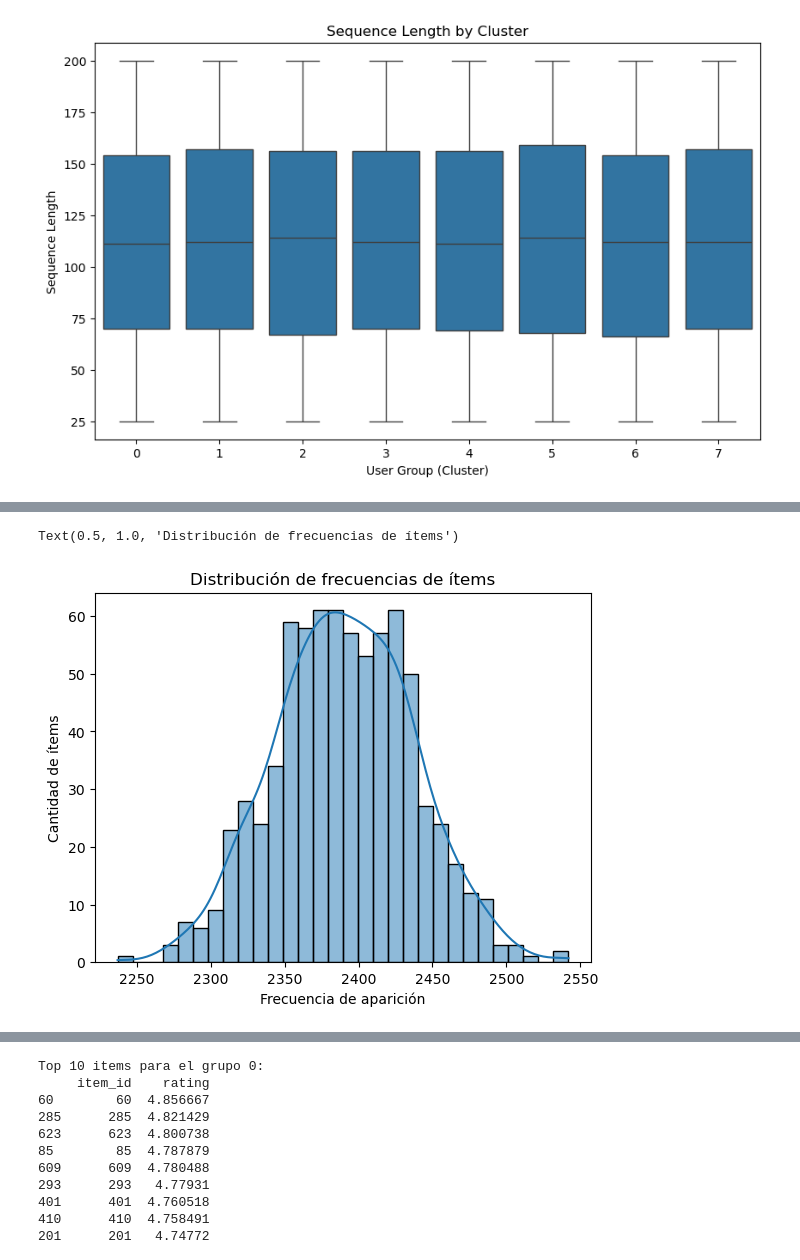
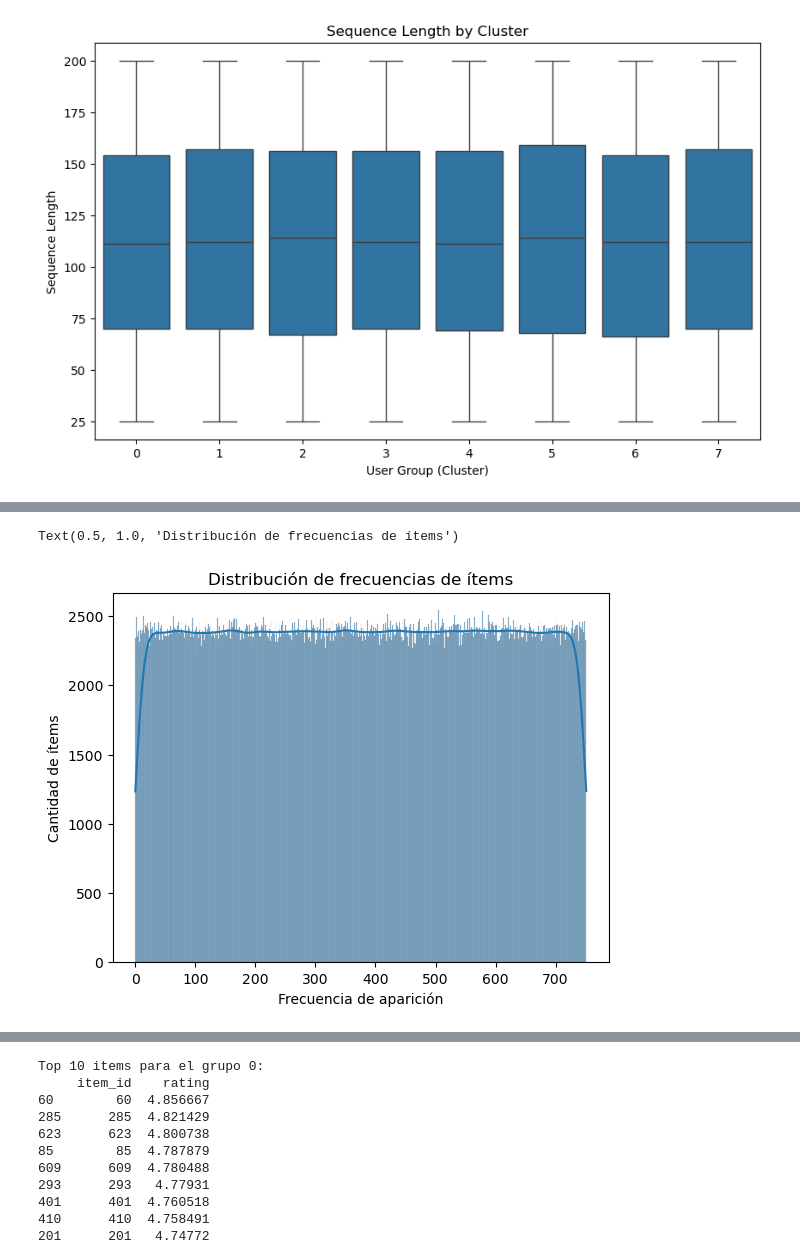
Before and after one commit to sofips/Decision-Transformer-Recomendaciones, a Jupyter notebook: notebooks/01_exploracion_dataset.ipynb, the cells around one changed output, grey strips where cells are left out. Saved outputs shown, nothing was run; the diff lists cells and outputs as text; code cells hidden in the pictures.

```diff
--- a/notebooks/01_exploracion_dataset.ipynb
+++ b/notebooks/01_exploracion_dataset.ipynb
@@ -233,10 +237,10 @@ sns.histplot(item_mean_df['rating'], bins=30, kde=True)
 # %%
 
 item_freq = df_expanded['item_id'].value_counts()
-sns.histplot(item_freq, bins=30, kde=True)
+sns.histplot(df_expanded['item_id'], bins=752, kde=True)
 plt.xlabel('Frecuencia de aparición')
 plt.ylabel('Cantidad de ítems')
 plt.title('Distribución de frecuencias de ítems')
 # %% [output]
 Text(0.5, 1.0, 'Distribución de frecuencias de ítems')
-[figure, old version]
+[figure, new version]
```
Also changed, not shown: parts of 8 cells of this notebook, 2 other files.
